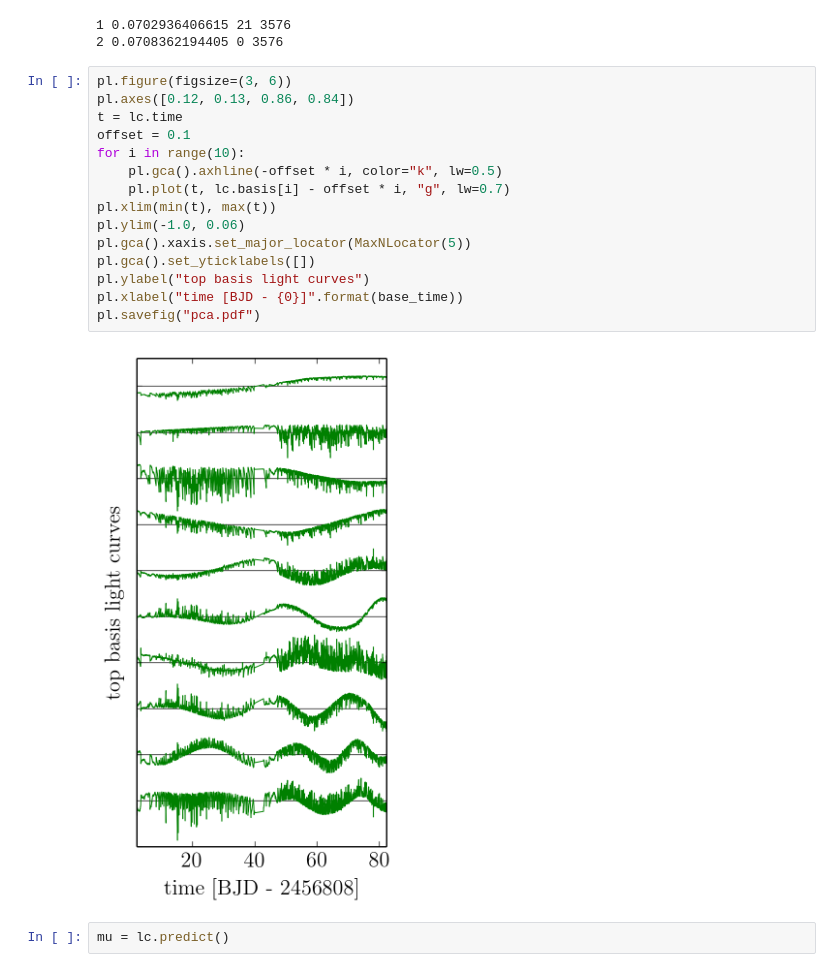
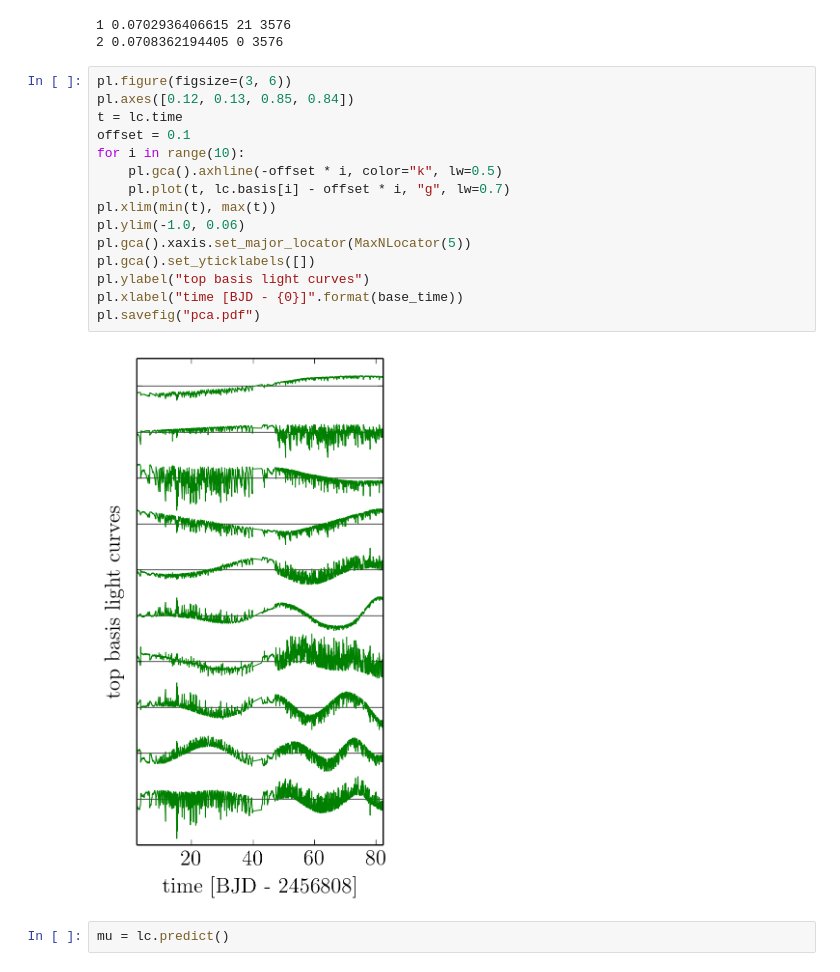
Before and after one commit to dfm/k2-paper, a Jupyter notebook: figures/pca.ipynb, the cells around one changed output. Drawn from its saved outputs; the diff is of its cells as text.

```diff
--- a/figures/pca.ipynb
+++ b/figures/pca.ipynb
@@ -47,21 +47,21 @@ lc.prepare(lc_dir + "c1-basis.h5", nbasis=150)
 2 0.0708362194405 0 3576
 # %%
 pl.figure(figsize=(3, 6))
-pl.axes([0.12, 0.13, 0.86, 0.84])
+pl.axes([0.12, 0.13, 0.85, 0.84])
 t = lc.time
 offset = 0.1
 for i in range(10):
     pl.gca().axhline(-offset * i, color="k", lw=0.5)
     pl.plot(t, lc.basis[i] - offset * i, "g", lw=0.7)
 pl.xlim(min(t), max(t))
 pl.ylim(-1.0, 0.06)
 pl.gca().xaxis.set_major_locator(MaxNLocator(5))
 pl.gca().set_yticklabels([])
 pl.ylabel("top basis light curves")
 pl.xlabel("time [BJD - {0}]".format(base_time))
 pl.savefig("pca.pdf")
 # %% [output]
-[figure, old version]
+[figure, new version]
 # %%
 mu = lc.predict()
 # %%
```
Also changed, not shown: parts of 1 cell of this notebook, 1 other file.
